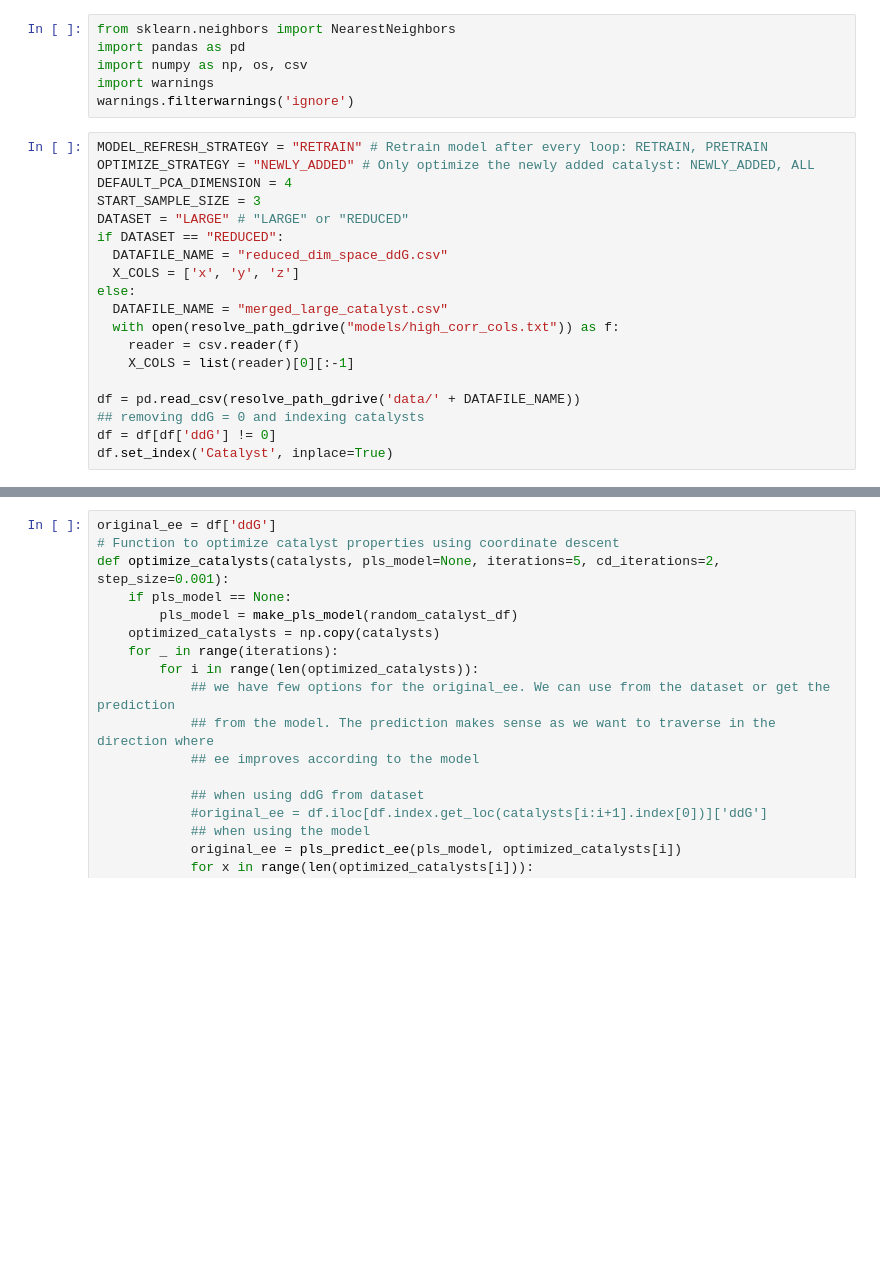
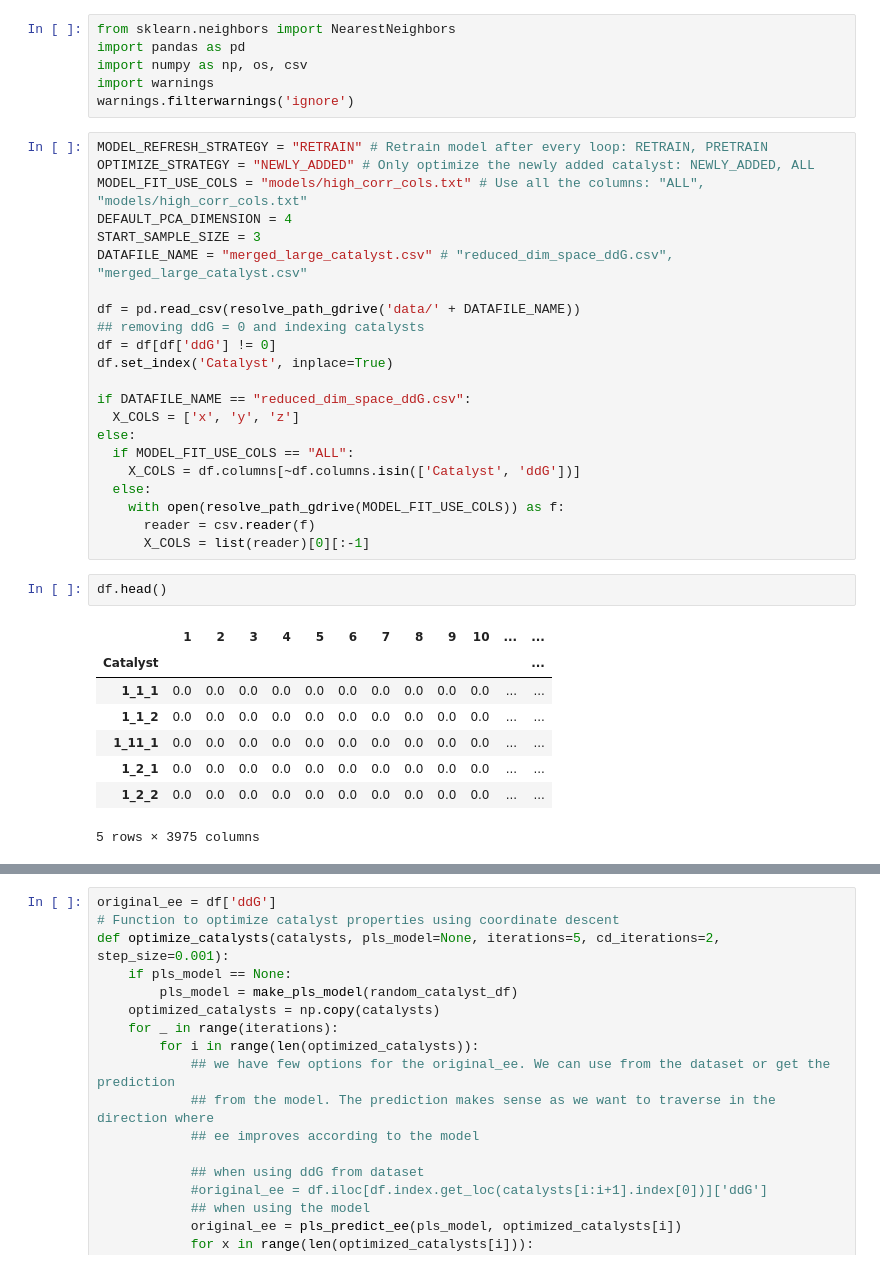
Before and after one commit to nirb28/ee-predict, a Jupyter notebook: cd_v2.ipynb, the cells around one changed output, grey strips where cells are left out. Cells and saved outputs as stored; diff of their text form; blank space fills up the shorter version.

```diff
--- a/cd_v2.ipynb
+++ b/cd_v2.ipynb
@@ -19,22 +19,36 @@ warnings.filterwarnings('ignore')
 # %%
 MODEL_REFRESH_STRATEGY = "RETRAIN" # Retrain model after every loop: RETRAIN, PRETRAIN
 OPTIMIZE_STRATEGY = "NEWLY_ADDED" # Only optimize the newly added catalyst: NEWLY_ADDED, ALL
+MODEL_FIT_USE_COLS = "models/high_corr_cols.txt" # Use all the columns: "ALL", "models/high_corr_cols.txt"
 DEFAULT_PCA_DIMENSION = 4
 START_SAMPLE_SIZE = 3
-DATASET = "LARGE" # "LARGE" or "REDUCED"
-if DATASET == "REDUCED":
-  DATAFILE_NAME = "reduced_dim_space_ddG.csv"
-  X_COLS = ['x', 'y', 'z']
-else:
-  DATAFILE_NAME = "merged_large_catalyst.csv"
-  with open(resolve_path_gdrive("models/high_corr_cols.txt")) as f:
-    reader = csv.reader(f)
-    X_COLS = list(reader)[0][:-1]
+DATAFILE_NAME = "merged_large_catalyst.csv" # "reduced_dim_space_ddG.csv", "merged_large_catalyst.csv"
 
 df = pd.read_csv(resolve_path_gdrive('data/' + DATAFILE_NAME))
 ## removing ddG = 0 and indexing catalysts
 df = df[df['ddG'] != 0]
 df.set_index('Catalyst', inplace=True)
+
+if DATAFILE_NAME == "reduced_dim_space_ddG.csv":
+  X_COLS = ['x', 'y', 'z']
+else:
+  if MODEL_FIT_USE_COLS == "ALL":
+    X_COLS = df.columns[~df.columns.isin(['Catalyst', 'ddG'])]
+  else:
+    with open(resolve_path_gdrive(MODEL_FIT_USE_COLS)) as f:
+      reader = csv.reader(f)
+      X_COLS = list(reader)[0][:-1]
+# %%
+df.head()
+# %% [output]
+|  | 1 | 2 | 3 | 4 | 5 | 6 | 7 | 8 | 9 | 10 | ... | ... |
+| Catalyst |  |  |  |  |  |  |  |  |  |  |  | ... |
+| 1_1_1 | 0.0 | 0.0 | 0.0 | 0.0 | 0.0 | 0.0 | 0.0 | 0.0 | 0.0 | 0.0 | ... | ... |
+| 1_1_2 | 0.0 | 0.0 | 0.0 | 0.0 | 0.0 | 0.0 | 0.0 | 0.0 | 0.0 | 0.0 | ... | ... |
+| 1_11_1 | 0.0 | 0.0 | 0.0 | 0.0 | 0.0 | 0.0 | 0.0 | 0.0 | 0.0 | 0.0 | ... | ... |
+| 1_2_1 | 0.0 | 0.0 | 0.0 | 0.0 | 0.0 | 0.0 | 0.0 | 0.0 | 0.0 | 0.0 | ... | ... |
+| 1_2_2 | 0.0 | 0.0 | 0.0 | 0.0 | 0.0 | 0.0 | 0.0 | 0.0 | 0.0 | 0.0 | ... | ... |
+5 rows × 3975 columns
 # %%
 # method to make a regression model from the provided catalysts
 from sklearn.cross_decomposition import PLSRegression
```
Also changed, not shown: parts of 5 cells of this notebook.
